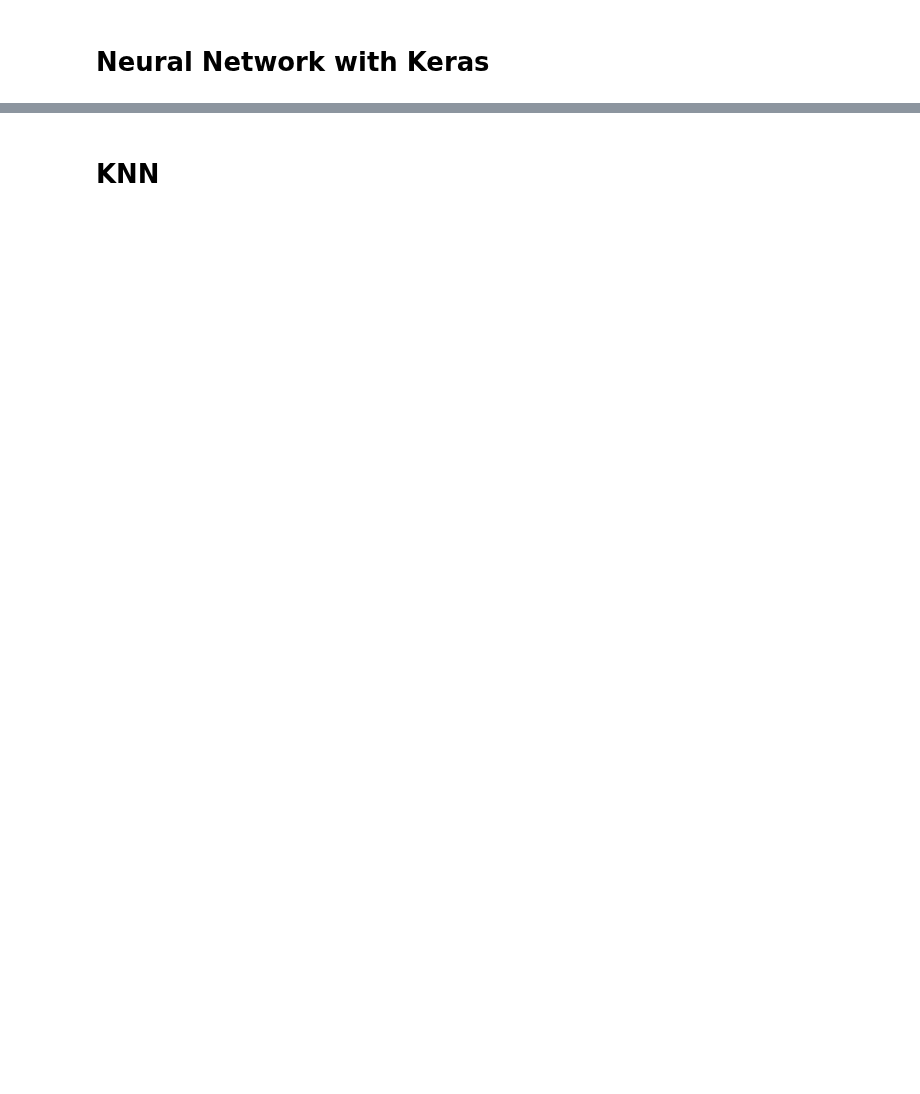
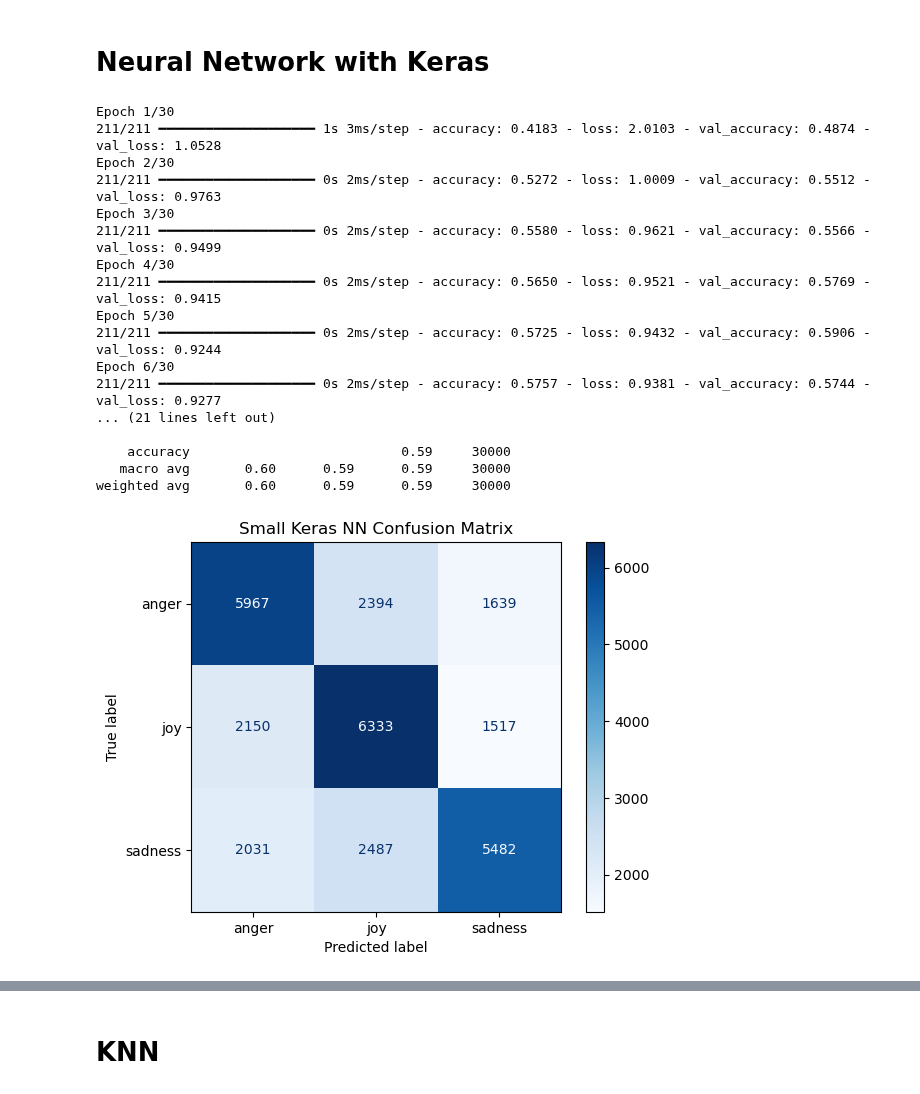
Before and after one commit to danielromerom/spotify-lyrical-analysis, a Jupyter notebook: notebooks/spotify_data_exploration.ipynb, the cells around one changed output, grey strips where cells are left out. Drawn from its saved outputs; the diff is of its cells as text; code cells hidden in the pictures; blank space fills up the shorter version.

```diff
--- a/notebooks/spotify_data_exploration.ipynb
+++ b/notebooks/spotify_data_exploration.ipynb
@@ -855,2 +1065,70 @@ y_pred_logreg_poly = train_test_evaluate(logreg_poly, model_name="Logistic Regre
 # %% [markdown]
 <h1>Neural Network with Keras</h1>
+# %%
+# NEW DANI
+from tensorflow.keras.models import Sequential
+from tensorflow.keras.layers import Dense
+from tensorflow.keras.callbacks import EarlyStopping
+import numpy as np
+import tensorflow as tf
+
+# Small Shallow NN
+num_features = X_train_final.shape[1]
+num_classes = len(label_enc.classes_)
+
+early_stop_small = EarlyStopping(
+    monitor='val_loss',
+    patience=3,
+    restore_best_weights=True
+)
+
+model_small = Sequential([
+    Dense(64, activation='relu', input_shape=(num_features,)),
+    Dense(num_classes, activation='softmax')
+])
+
+model_small.compile(
+    optimizer=tf.keras.optimizers.Adam(learning_rate=1e-3),
+    loss='sparse_categorical_crossentropy',
+    metrics=['accuracy']
+)
+
+history_small = model_small.fit(
+    X_train_final, y_train,
+    validation_split=0.1,
+    epochs=30,
+    batch_size=512,
+    callbacks=[early_stop_small],
+    verbose=1
+)
+
+y_proba_small = model_small.predict(X_test_final)
+y_pred_small = np.argmax(y_proba_small, axis=1)
+
+print("Small NN Classification Report:")
+print(classification_report(y_test, y_pred_small, target_names=label_enc.classes_))
+
+cm_small = confusion_matrix(y_test, y_pred_small)
+disp = ConfusionMatrixDisplay(confusion_matrix=cm_small, display_labels=label_enc.classes_)
+disp.plot(cmap=plt.cm.Blues)
+plt.title("Small Keras NN Confusion Matrix")
+plt.show()
+# %% [output]
+Epoch 1/30
+211/211 ━━━━━━━━━━━━━━━━━━━━ 1s 3ms/step - accuracy: 0.4183 - loss: 2.0103 - val_accuracy: 0.4874 - val_loss: 1.0528
+Epoch 2/30
+211/211 ━━━━━━━━━━━━━━━━━━━━ 0s 2ms/step - accuracy: 0.5272 - loss: 1.0009 - val_accuracy: 0.5512 - val_loss: 0.9763
+Epoch 3/30
+211/211 ━━━━━━━━━━━━━━━━━━━━ 0s 2ms/step - accuracy: 0.5580 - loss: 0.9621 - val_accuracy: 0.5566 - val_loss: 0.9499
+Epoch 4/30
+211/211 ━━━━━━━━━━━━━━━━━━━━ 0s 2ms/step - accuracy: 0.5650 - loss: 0.9521 - val_accuracy: 0.5769 - val_loss: 0.9415
+Epoch 5/30
+211/211 ━━━━━━━━━━━━━━━━━━━━ 0s 2ms/step - accuracy: 0.5725 - loss: 0.9432 - val_accuracy: 0.5906 - val_loss: 0.9244
+Epoch 6/30
+211/211 ━━━━━━━━━━━━━━━━━━━━ 0s 2ms/step - accuracy: 0.5757 - loss: 0.9381 - val_accuracy: 0.5744 - val_loss: 0.9277
+... (21 lines left out)
+
+    accuracy                           0.59     30000
+   macro avg       0.60      0.59      0.59     30000
+weighted avg       0.60      0.59      0.59     30000
+[figure, added]
```
Also changed, not shown: parts of 18 cells of this notebook.
